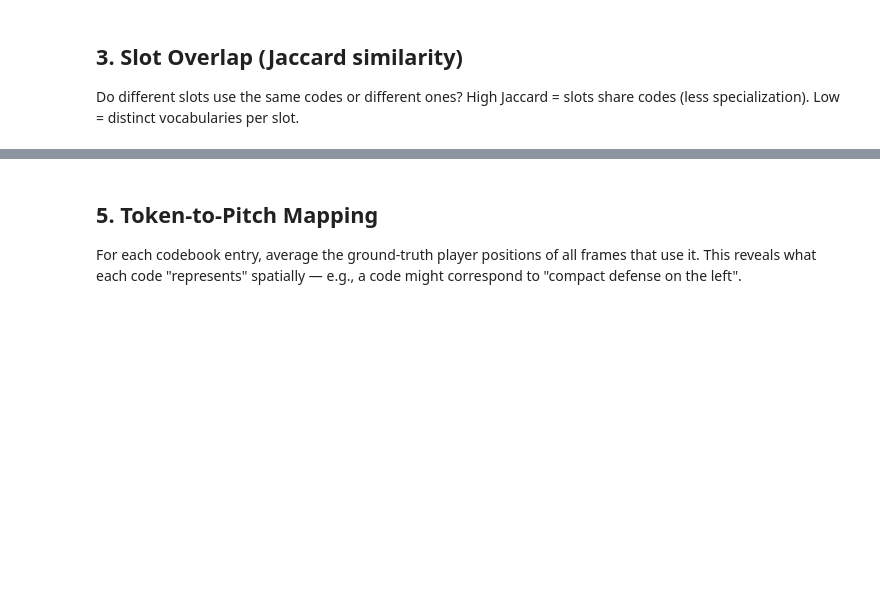
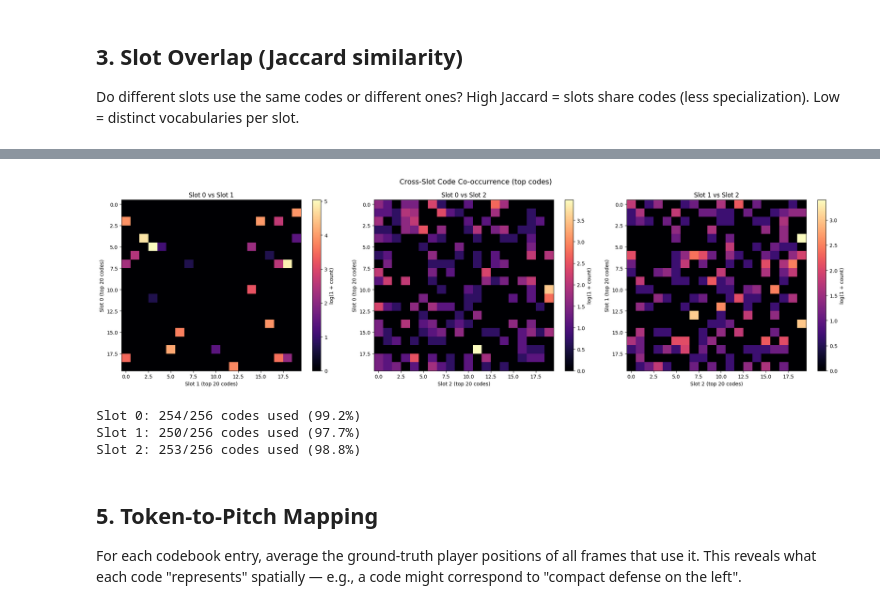
Before and after one commit to fegerar/thesis, a Jupyter notebook: vqvae_interpretability.ipynb, the cells around one changed output, grey strips where cells are left out. Cells and saved outputs as stored; diff of their text form; code cells hidden in the pictures; blank space fills up the shorter version.

Commit message:
images

```diff
--- a/vqvae_interpretability.ipynb
+++ b/vqvae_interpretability.ipynb
@@ -47,7 +82,8 @@ with open(CONFIG_PATH) as f:
     cfg = yaml.safe_load(f)
 
 data_cfg = cfg["data"]
-all_data, node_dim = load_shapegraphs(DATA_PATH)
+subsample = data_cfg.get("subsample", 25)
+all_data, node_dim = load_all_matches(DATA_DIR, subsample=subsample)
 n = len(all_data)
 
 generator = torch.Generator().manual_seed(data_cfg["seed"])
@@ -69,6 +105,14 @@ lit_model.eval()
 lit_model.to(device)
 model = lit_model.model
 
-K = model.quantizer.K
 T = model.encoder.num_summary_tokens
-print(f"Codebook size K={K}, tokens per frame T={T}")
+is_product = isinstance(model.quantizer, ProductQuantizer)
+
+if is_product:
+    K = model.quantizer.K
+    print(f"Product Quantizer: {T} independent codebooks, K={K} each")
+else:
+    K = model.quantizer.K
+    print(f"Shared Quantizer: K={K}, T={T}")
+
+print(f"Tokens per frame T={T}")
@@ -75,7 +138,7 @@ print(f"Codebook size K={K}, tokens per frame T={T}")
 # %% [markdown]
 ## Collect tokens and ground-truth features for all frames
 # %%
-loader = DataLoader(ShapegraphDataset(split_data), batch_size=256, shuffle=False, num_workers=2)
+loader = DataLoader(FrameDataset(split_data), batch_size=256, shuffle=False, num_workers=2)
 
 all_tokens = []   # list of (B, T) tensors
 all_gt = []       # list of (B, N_max, 4) dense ground-truth
@@ -219,37 +297,48 @@ Strong off-diagonal pairs = compositional structure (e.g., code A = "left side"
 # %%
-# Co-occurrence: for each frame, count all pairs of codes present
-cooccurrence = np.zeros((K, K), dtype=np.int64)
-for frame_tokens in all_tokens.numpy():  # (T,)
-    unique_codes = np.unique(frame_tokens)
-    for i, ci in enumerate(unique_codes):
-        for cj in unique_codes[i:]:
-            cooccurrence[ci, cj] += 1
-            if ci != cj:
-                cooccurrence[cj, ci] += 1
+# Cross-slot co-occurrence: for each pair of slots, show how their top codes co-occur
+TOP_K = 20  # top codes per slot to include
 
-# Only show the codes that are actually used (skip dead ones)
-used_codes = np.where(cooccurrence.diagonal() > 0)[0]
-cooc_sub = cooccurrence[np.ix_(used_codes, used_codes)]
+fig, axes = plt.subplots(1, T * (T - 1) // 2, figsize=(7 * (T * (T - 1) // 2), 6))
+if T * (T - 1) // 2 == 1:
+    axes = [axes]
 
-fig, ax = plt.subplots(figsize=(10, 8))
-im = ax.imshow(np.log1p(cooc_sub), aspect="auto", cmap="magma", interpolation="nearest")
-ax.set_xlabel(f"Codebook index (active codes, n={len(used_codes)})")
-ax.set_ylabel(f"Codebook index (active codes)")
-ax.set_title("Code Co-occurrence (log scale)")
-plt.colorbar(im, ax=ax, label="log(1 + count)")
+plot_idx = 0
+for si in range(T):
+    for sj in range(si + 1, T):
+        ax = axes[plot_idx]
+        codes_i = all_tokens[:, si].numpy()
+        codes_j = all_tokens[:, sj].numpy()
 
-# Tick every 10th used code for readability
-tick_step = max(1, len(used_codes) // 20)
-ax.set_xticks(range(0, len(used_codes), tick_step))
-ax.set_xticklabels(used_codes[::tick_step], fontsize=7, rotation=45)
-ax.set_yticks(range(0, len(used_codes), tick_step))
-ax.set_yticklabels(used_codes[::tick_step], fontsize=7)
+        top_i = [c for c, _ in Counter(codes_i).most_common(TOP_K)]
+        top_j = [c for c, _ in Counter(codes_j).most_common(TOP_K)]
 
+        cooc = np.zeros((TOP_K, TOP_K), dtype=np.int64)
+        for fi in range(len(codes_i)):
+            ci, cj = codes_i[fi], codes_j[fi]
+            if ci in top_i and cj in top_j:
+                cooc[top_i.index(ci), top_j.index(cj)] += 1
+
+        im = ax.imshow(np.log1p(cooc), aspect="auto", cmap="magma", interpolation="nearest")
+        ax.set_xlabel(f"Slot {sj} (top {TOP_K} codes)")
+        ax.set_ylabel(f"Slot {si} (top {TOP_K} codes)")
+        ax.set_title(f"Slot {si} vs Slot {sj}")
+        plt.colorbar(im, ax=ax, label="log(1 + count)")
+        plot_idx += 1
+
+plt.suptitle("Cross-Slot Code Co-occurrence (top codes)", fontsize=14)
 plt.tight_layout()
 plt.show()
 
-print(f"Active codes: {len(used_codes)}/{K} ({len(used_codes)/K*100:.1f}%)")
-print(f"Dead codes: {K - len(used_codes)}")
+# Per-slot utilization
+for s in range(T):
+    codes_s = all_tokens[:, s].numpy()
+    n_used = len(set(codes_s))
+    print(f"Slot {s}: {n_used}/{K} codes used ({n_used/K*100:.1f}%)")
+# %% [output]
+[figure, added]
+Slot 0: 254/256 codes used (99.2%)
+Slot 1: 250/256 codes used (97.7%)
+Slot 2: 253/256 codes used (98.8%)
 # %% [markdown]
 ## 5. Token-to-Pitch Mapping
 
```
Also changed, not shown: parts of 19 cells of this notebook.
